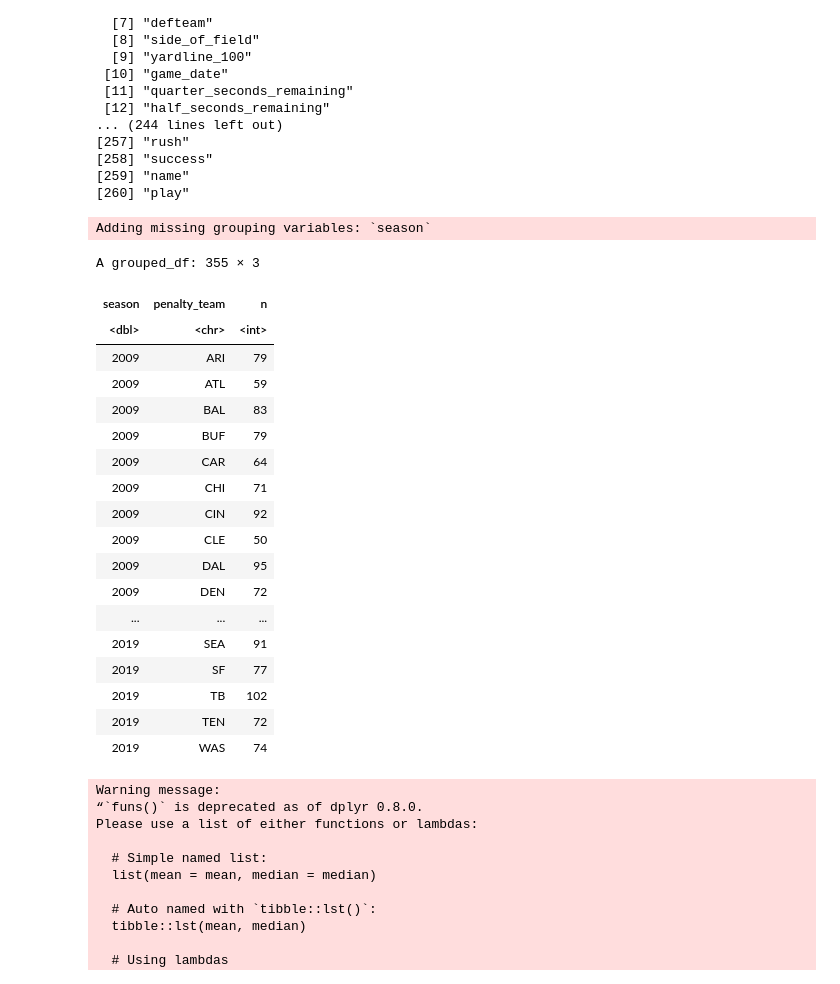
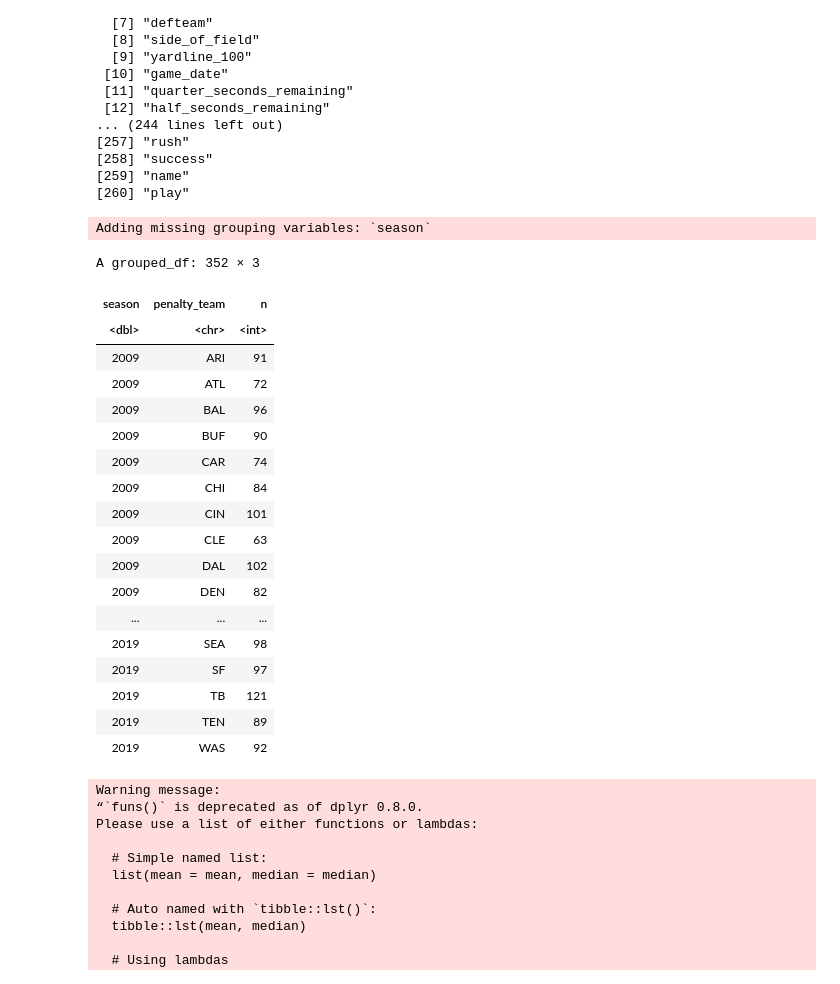
Before and after one commit to rennerm1/NFL-Data-Science-Project, a Jupyter notebook: playingaround.ipynb, the cells around one changed output. Saved outputs shown, nothing was run; the diff lists cells and outputs as text; code cells hidden in the pictures.

```diff
--- a/playingaround.ipynb
+++ b/playingaround.ipynb
@@ -209,31 +209,31 @@ names(pbp_all_rp)
 # %%
 pbp_all_rp %>%
 group_by(season) %>%
-filter(play_type == "no_play", !str_detect(desc, "(Timeout)")) %>%
+filter(penalty == 1, !str_detect(desc, "(Timeout)")) %>%
 select(desc, penalty_team) %>%
 count(penalty_team) -> penalty_teams_per_season
 penalty_teams_per_season
 # %% [output]
 Adding missing grouping variables: `season`
-A grouped_df: 355 × 3
+A grouped_df: 352 × 3
 | season | penalty_team | n |
 | <dbl> | <chr> | <int> |
-| 2009 | ARI | 79 |
-| 2009 | ATL | 59 |
-| 2009 | BAL | 83 |
-| 2009 | BUF | 79 |
-| 2009 | CAR | 64 |
-| 2009 | CHI | 71 |
-| 2009 | CIN | 92 |
-| 2009 | CLE | 50 |
-| 2009 | DAL | 95 |
-| 2009 | DEN | 72 |
+| 2009 | ARI | 91 |
+| 2009 | ATL | 72 |
+| 2009 | BAL | 96 |
+| 2009 | BUF | 90 |
+| 2009 | CAR | 74 |
+| 2009 | CHI | 84 |
+| 2009 | CIN | 101 |
+| 2009 | CLE | 63 |
+| 2009 | DAL | 102 |
+| 2009 | DEN | 82 |
 | ... | ... | ... |
-| 2019 | SEA | 91 |
-| 2019 | SF | 77 |
-| 2019 | TB | 102 |
-| 2019 | TEN | 72 |
-| 2019 | WAS | 74 |
+| 2019 | SEA | 98 |
+| 2019 | SF | 97 |
+| 2019 | TB | 121 |
+| 2019 | TEN | 89 |
+| 2019 | WAS | 92 |
 # %%
 pbp_all_rp <- pbp_all_rp %>%
 	mutate_at(vars(penalty_team), funs(case_when(
```
Also changed, not shown: parts of 6 cells of this notebook.
